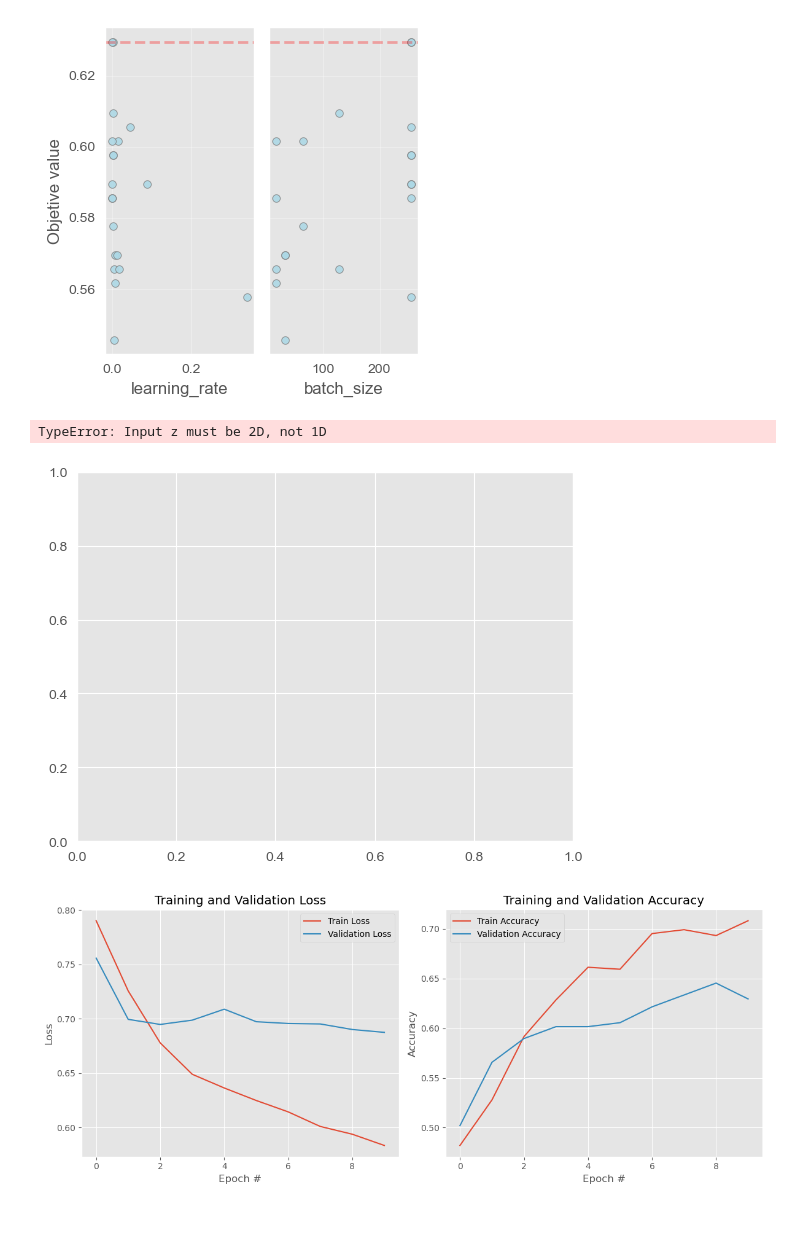
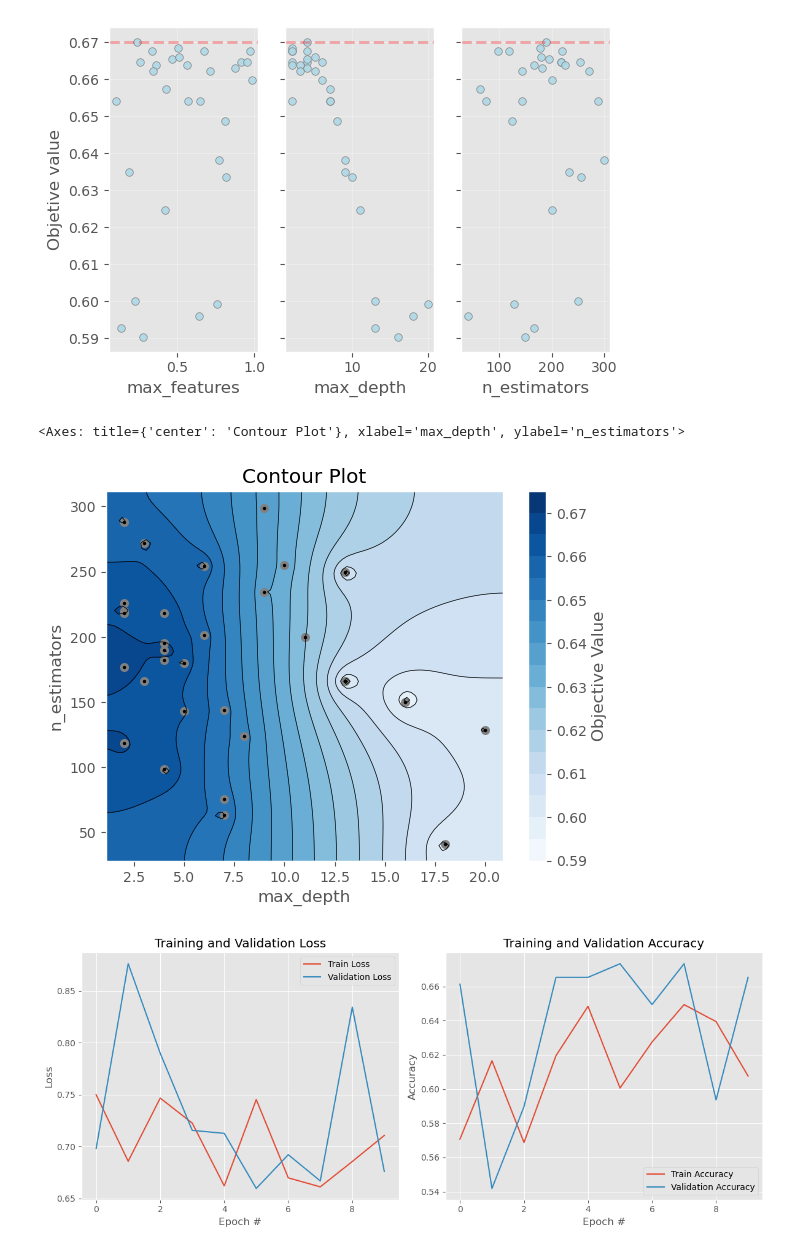
Before and after one commit to mapardo-lab/exerciseDLKeepcoding, a Jupyter notebook: checkResultsOptuna.ipynb, the cells around one changed output. Drawn from its saved outputs; the diff is of its cells as text; code cells hidden in the pictures; blank space fills up the shorter version.

Commit message:
results started now clean

```diff
--- a/checkResultsOptuna.ipynb
+++ b/checkResultsOptuna.ipynb
@@ -10,0 +28,9 @@ Study 'resnet18_pretrained_images1_pruner' deleted successfully
+# %%
+import optuna
+
+storage = 'sqlite:///optuna_DL_exercise.db'
+study_name = 'randomforest_metadata1'
+study = optuna.load_study(
+    study_name = study_name,
+    storage = storage
+)
@@ -48,64 +67,25 @@ ValueError: Record does not exist.
 # %%
-import optuna
 from utilsOptuna import plot_slice
 
-# Load to analize results
-study = optuna.load_study(
-    study_name='resnet18_pretrained_images1',
-    storage='sqlite:///optuna_DL_exercise.db'
-)
-
+# TODO Custom plot_slice adapt log variables to axis scale
+# TODO Custom plot_slice select highest trials
+# TODO Select run
 plot_slice(study) # Slice plot param vs objetiveValue
-
-from utilsOptuna import get_info_trials
-import seaborn as sns
-import matplotlib.pyplot as plt
-import math
-# TODO True contour plot based on weights not point density
-def plot_contour(study, params):
-    trials = study.trials
-    df = get_info_trials(trials)
-    df_complete = df[df['state'] == 1].copy()
-    df_complete['score'] = df_complete['values'].apply(lambda x: x[0] if len(x) > 0 else None)
-    y_values = list(map(lambda x: math.log10(x), df_complete[params[1]]))
-    plt.contourf(df_complete[params[0]], y_values, df_complete['score'], 20, cmap='RdGy')
-    plt.colorbar()
-    sns.set_style("white")
-    #sns.kdeplot(x=df_complete[params[0]], y=y_values, weights=df_complete['score'],
-    #            cmap="Blues", fill=True, bw_adjust=0.8, levels=15, thresh=0.1)
-
-    # Add points
-    plt.scatter(x=df_complete[params[0]], y=y_values,
-           color='red', alpha=0.6, s=30, edgecolor='black', linewidth=0.5)
-
-    plt.show()
-
-
-plot_contour(study, params=['batch_size', 'learning_rate']) # 2D contour plot
-#optuna.visualization.matplotlib.plot_contour(study, params=['dropout_rate', 'batch_size']) # 2D contour plot
-optuna.visualization.matplotlib.plot_contour(study, params=['batch_size', 'learning_rate']) # 2D contour plot
-
-# TODO When input [] return all parameters
-# TODO Make custom plot_contour. Highlight best result.
-# TODO How to calculate importance features. Is strange? Most importance to max_depth and n_estimators?
-#optuna.visualization.matplotlib.plot_param_importances(study,evaluator=optuna.importance.FanovaImportanceEvaluator())
-# TODO Visualizate training/validation by epoch
 # %% [output]
-[figure, old version]
+[figure, new version]
-TypeError: Input z must be 2D, not 1D
-[figure, removed]
+# %%
+import optuna
+
+# TODO plot optimized hyperparameters
+# TODO Make custom plot_contour. Highlight best result.
+optuna.visualization.matplotlib.plot_contour(study, params=['max_depth', 'n_estimators']) # 2D contour plot
+# %% [output]
+<Axes: title={'center': 'Contour Plot'}, xlabel='max_depth', ylabel='n_estimators'>
+[figure, added]
 # %%
-import optuna
 from utilsOptuna import plot_train_nn
 
-# Load to analize results
-study = optuna.load_study(
-    study_name='resnet18_pretrained_images1',
-    storage='sqlite:///optuna_DL_exercise.db'
-)
-
 trial = study.best_trial
-
 plot_train_nn(trial)
 # %% [output]
-[figure, old version]
+[figure, new version]
```
Also changed, not shown: parts of 6 cells of this notebook, 50 other files.
